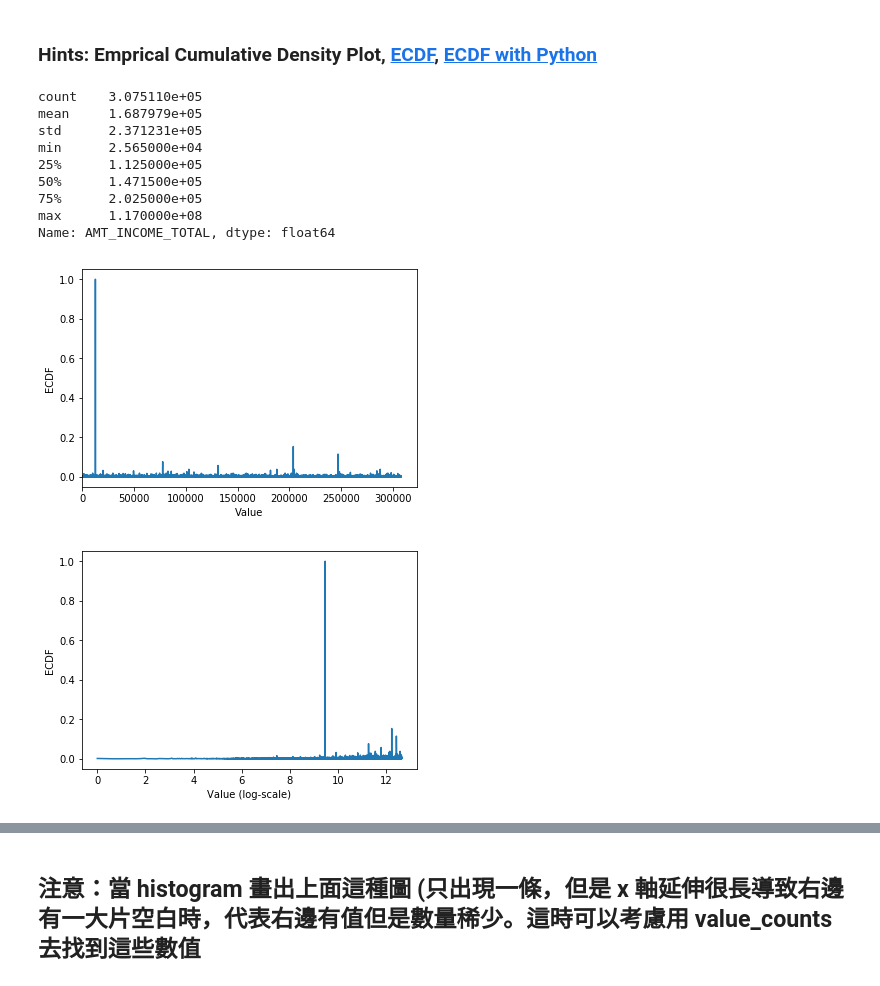
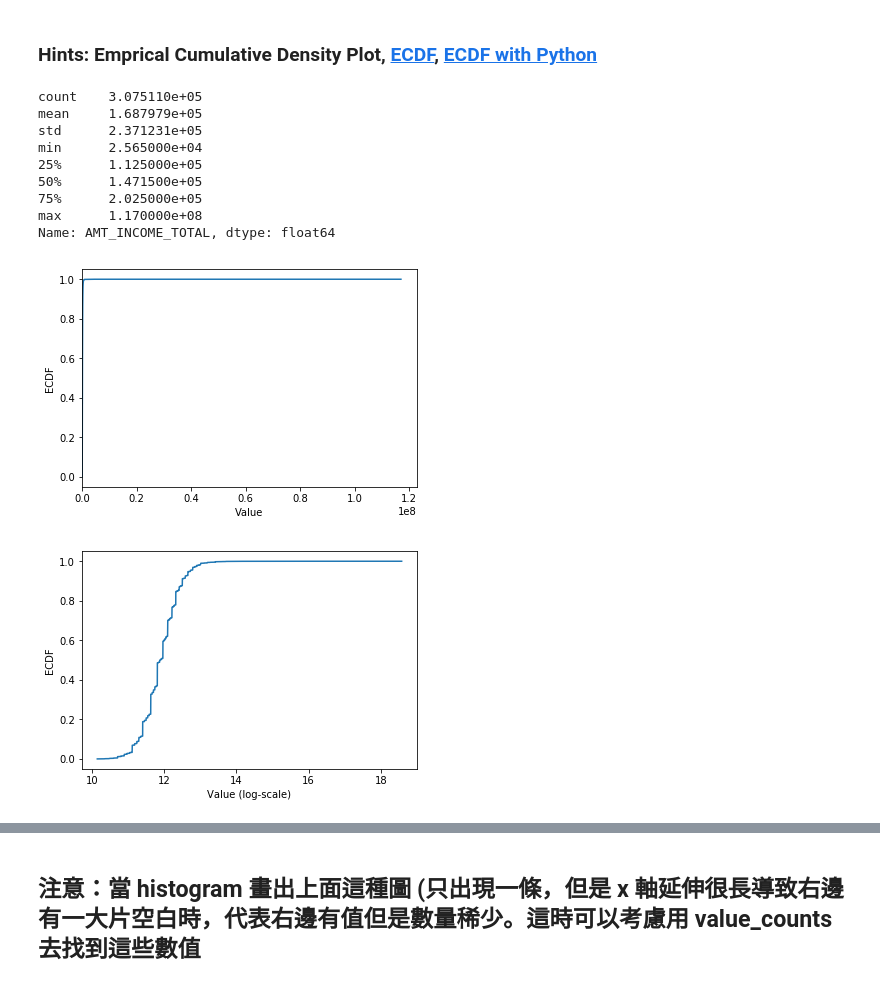
Before and after one commit to lwf555ug/2nd-ML100Days, a Jupyter notebook: homework/Day_006_HW.ipynb, the cells around one changed output, grey strips where cells are left out. Cells and saved outputs as stored; diff of their text form; code cells hidden in the pictures.

```diff
--- a/homework/Day_006_HW.ipynb
+++ b/homework/Day_006_HW.ipynb
@@ -93,37 +93,37 @@ print(app_train['AMT_INCOME_TOTAL'].describe())
 YOUR CODE HERE
 """
 
-cdf = app_train['AMT_INCOME_TOTAL']
+cdf = app_train.AMT_INCOME_TOTAL.value_counts().sort_index().cumsum()
 
 
 plt.plot(list(cdf.index), cdf/cdf.max())
 plt.xlabel('Value')
 plt.ylabel('ECDF')
 plt.xlim([cdf.index.min(), cdf.index.max() * 1.05]) # 限制顯示圖片的範圍
 plt.ylim([-0.05,1.05]) # 限制顯示圖片的範圍
 
 plt.show()
 
 # 改變 y 軸的 Scale, 讓我們可以正常檢視 ECDF
 plt.plot(np.log(list(cdf.index)), cdf/cdf.max())
 plt.xlabel('Value (log-scale)')
 plt.ylabel('ECDF')
 
 plt.ylim([-0.05,1.05]) # 限制顯示圖片的範圍
 
 plt.show()
 # %% [output]
 count    3.075110e+05
 mean     1.687979e+05
 std      2.371231e+05
 min      2.565000e+04
 25%      1.125000e+05
 50%      1.471500e+05
 75%      2.025000e+05
 max      1.170000e+08
 Name: AMT_INCOME_TOTAL, dtype: float64
-[figure, old version]
+[figure, new version]
-[figure, old version]
+[figure, new version]
 # %% [markdown]
 ## 補充：Normal dist 的 ECDF
 ![ecdf_normal](https://au.mathworks.com/help/examples/stats/win64/PlotEmpiricalCdfAndCompareWithSamplingDistributionExample_01.png)
```
Also changed, not shown: parts of 4 cells of this notebook.
